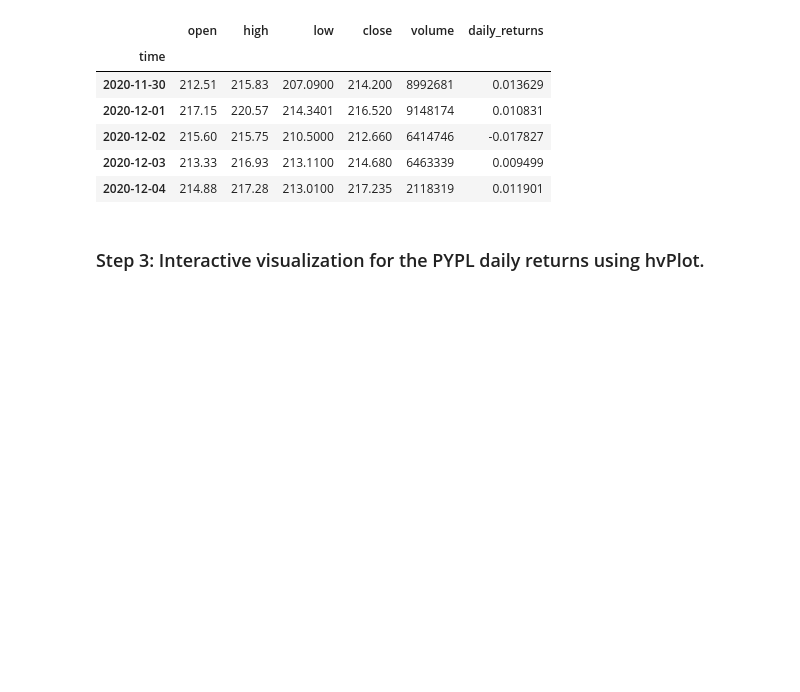
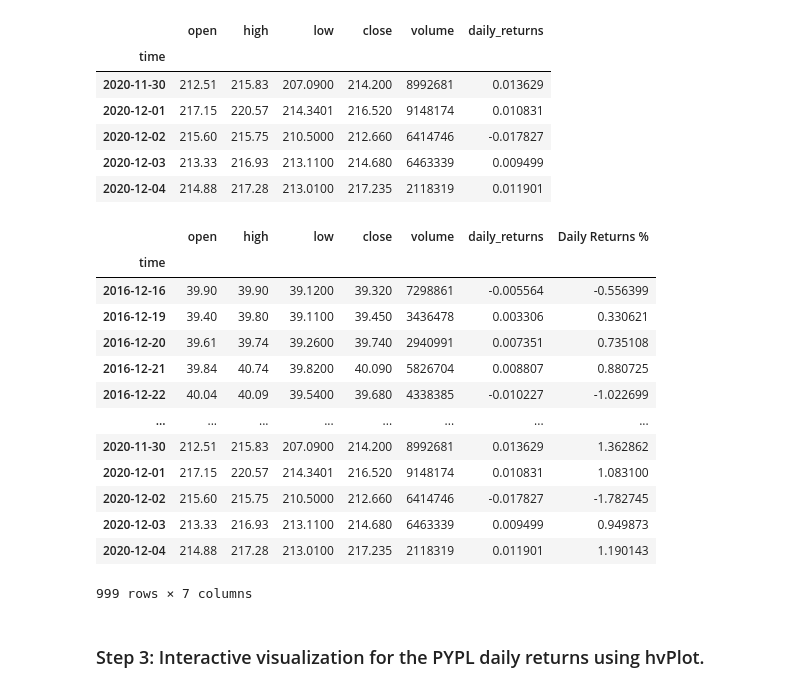
Before and after one commit to paocarvajal1912/DB_WebApp_using_SQL_Voila, a Jupyter notebook: etf_analyzer.ipynb, the cells around one changed output. Cells and saved outputs as stored; diff of their text form; code cells hidden in the pictures; blank space fills up the shorter version.

```diff
--- a/etf_analyzer.ipynb
+++ b/etf_analyzer.ipynb
@@ -106,6 +106,23 @@ Period in days is: 1449, which are 3.97 years
 | 2020-12-02 | 215.60 | 215.75 | 210.5000 | 212.660 | 6414746 | -0.017827 |
 | 2020-12-03 | 213.33 | 216.93 | 213.1100 | 214.680 | 6463339 | 0.009499 |
 | 2020-12-04 | 214.88 | 217.28 | 213.0100 | 217.235 | 2118319 | 0.011901 |
+# %%
+pypl_dataframe["Daily Returns %"]=pypl_dataframe['daily_returns']*100
+# %% [output]
+|  | open | high | low | close | volume | daily_returns | Daily Returns % |
+| time |  |  |  |  |  |  |  |
+| 2016-12-16 | 39.90 | 39.90 | 39.1200 | 39.320 | 7298861 | -0.005564 | -0.556399 |
+| 2016-12-19 | 39.40 | 39.80 | 39.1100 | 39.450 | 3436478 | 0.003306 | 0.330621 |
+| 2016-12-20 | 39.61 | 39.74 | 39.2600 | 39.740 | 2940991 | 0.007351 | 0.735108 |
+| 2016-12-21 | 39.84 | 40.74 | 39.8200 | 40.090 | 5826704 | 0.008807 | 0.880725 |
+| 2016-12-22 | 40.04 | 40.09 | 39.5400 | 39.680 | 4338385 | -0.010227 | -1.022699 |
+| ... | ... | ... | ... | ... | ... | ... | ... |
+| 2020-11-30 | 212.51 | 215.83 | 207.0900 | 214.200 | 8992681 | 0.013629 | 1.362862 |
+| 2020-12-01 | 217.15 | 220.57 | 214.3401 | 216.520 | 9148174 | 0.010831 | 1.083100 |
+| 2020-12-02 | 215.60 | 215.75 | 210.5000 | 212.660 | 6414746 | -0.017827 | -1.782745 |
+| 2020-12-03 | 213.33 | 216.93 | 213.1100 | 214.680 | 6463339 | 0.009499 | 0.949873 |
+| 2020-12-04 | 214.88 | 217.28 | 213.0100 | 217.235 | 2118319 | 0.011901 | 1.190143 |
+999 rows × 7 columns
 # %% [markdown]
 ### Step 3: Interactive visualization for the PYPL daily returns using hvPlot.
 # %%
```
Also changed, not shown: parts of 2 cells of this notebook.
